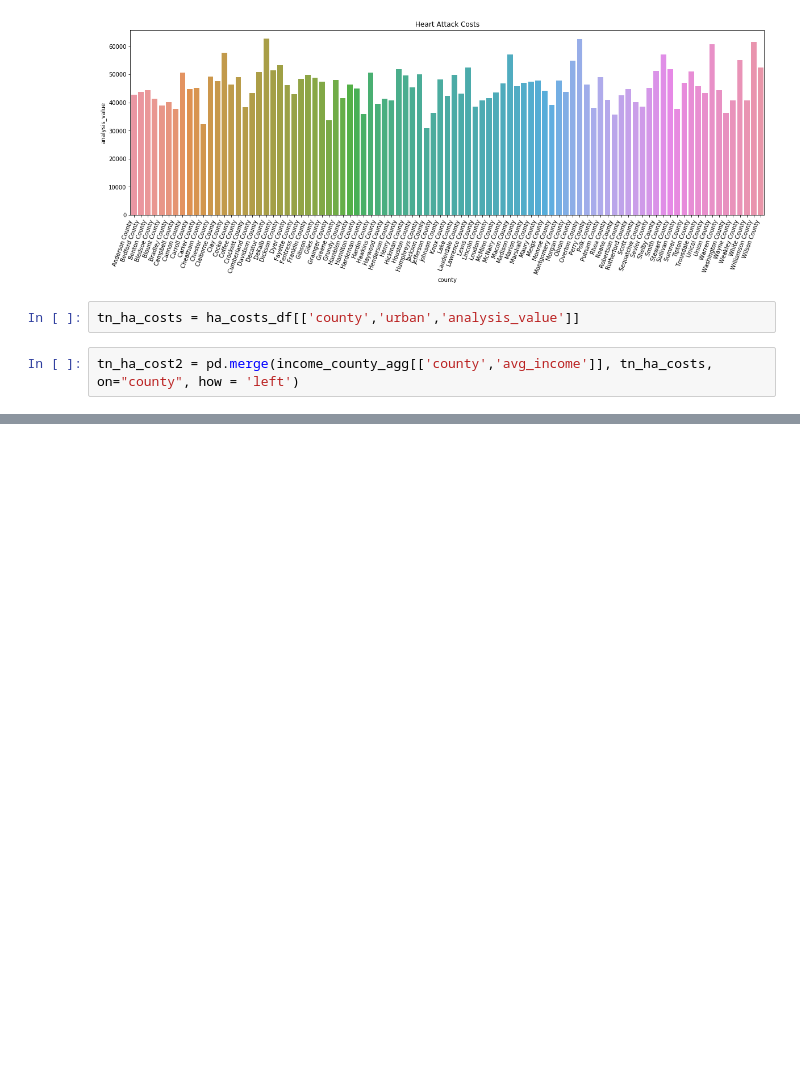
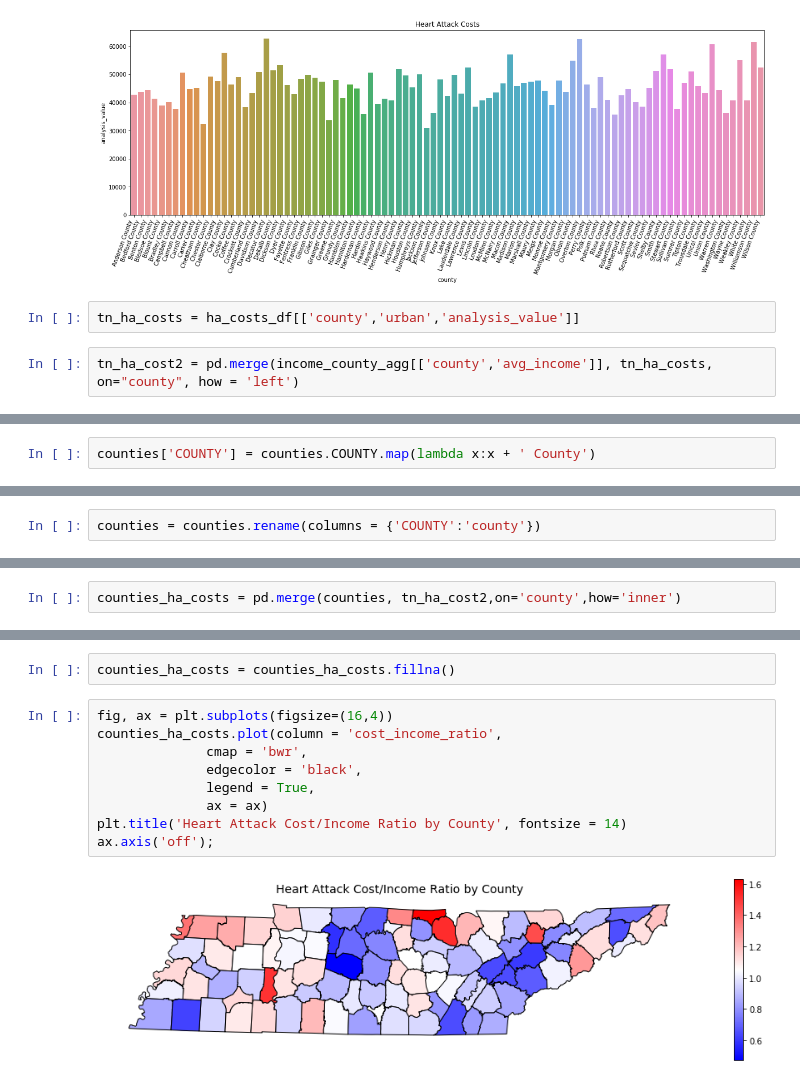
Before and after one commit to yunkaizhang/vanderbilt-data-essentials-cohort-2, a Jupyter notebook: code/YZ_code.ipynb, the cells around one changed output, grey strips where cells are left out. Drawn from its saved outputs; the diff is of its cells as text; blank space fills up the shorter version.

Commit message:
add week4 code and county geo data

```diff
--- a/code/YZ_code.ipynb
+++ b/code/YZ_code.ipynb
@@ -337,0 +385,2 @@ dtype: int64
+# %%
+counties['COUNTY'] = counties.COUNTY.map(lambda x:x + ' County')
@@ -337,0 +396,2 @@ dtype: int64
+# %%
+counties = counties.rename(columns = {'COUNTY':'county'})
@@ -337,0 +402,2 @@ dtype: int64
+# %%
+counties_ha_costs = pd.merge(counties, tn_ha_cost2,on='county',how='inner')
@@ -337,0 +413,13 @@ dtype: int64
+# %%
+counties_ha_costs = counties_ha_costs.fillna()
+# %%
+fig, ax = plt.subplots(figsize=(16,4))
+counties_ha_costs.plot(column = 'cost_income_ratio',
+              cmap = 'bwr',
+              edgecolor = 'black',
+              legend = True,
+              ax = ax)
+plt.title('Heart Attack Cost/Income Ratio by County', fontsize = 14)
+ax.axis('off');
+# %% [output]
+[figure, added]
```
Also changed, not shown: parts of 14 cells of this notebook, 7 other files.
